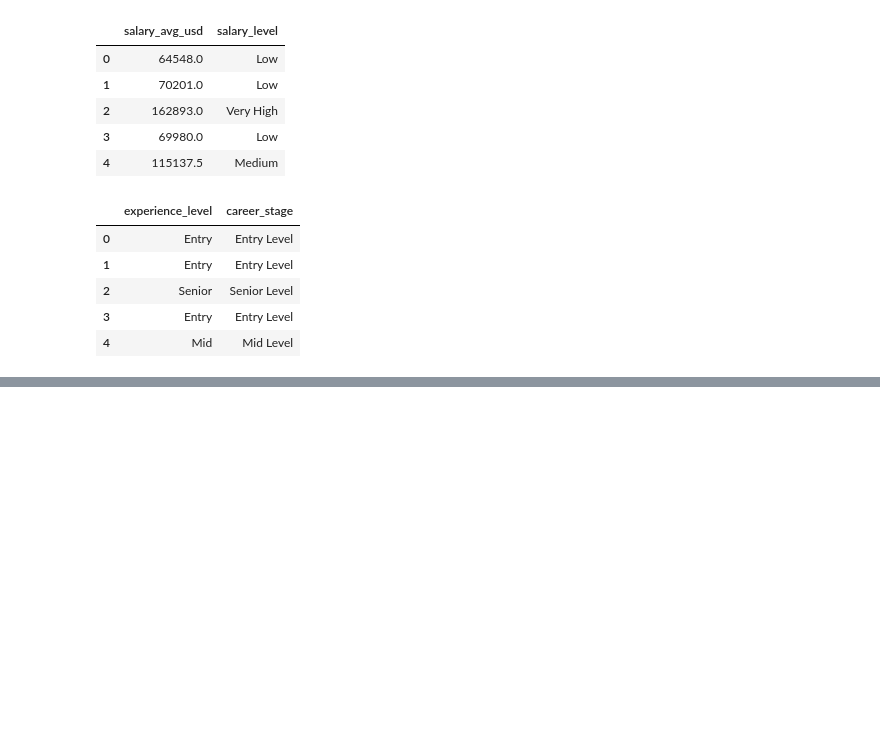
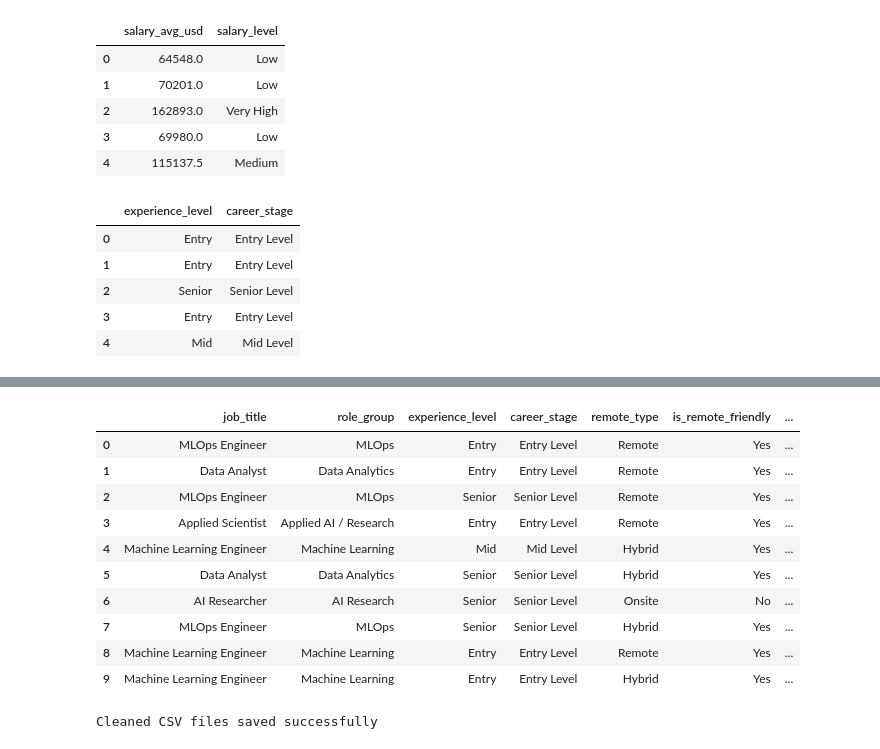
Before and after one commit to Charith-01/Global-AI-Data-Science-Skills-and-Salary-Trends, a Jupyter notebook: notebooks/01_data_loading_and_exploration.ipynb, the cells around one changed output, grey strips where cells are left out. Cells and saved outputs as stored; diff of their text form; code cells hidden in the pictures; blank space fills up the shorter version.

```diff
--- a/notebooks/01_data_loading_and_exploration.ipynb
+++ b/notebooks/01_data_loading_and_exploration.ipynb
@@ -396,0 +404,20 @@ ai_jobs[["remote_type", "is_remote_friendly"]].head()
+# %%
+def create_role_group(job_title):
+    if job_title == "Data Analyst":
+        return "Data Analytics"
+    elif job_title == "Data Scientist":
+        return "Data Science"
+    elif job_title == "Machine Learning Engineer":
+        return "Machine Learning"
+    elif job_title == "MLOps Engineer":
+        return "MLOps"
+    elif job_title == "AI Researcher":
+        return "AI Research"
+    elif job_title == "Applied Scientist":
+        return "Applied AI / Research"
+    else:
+        return "Other"
+
+ai_jobs["role_group"] = ai_jobs["job_title"].apply(create_role_group)
+
+ai_jobs[["job_title", "role_group"]].head()
@@ -396,0 +431,31 @@ ai_jobs[["remote_type", "is_remote_friendly"]].head()
+# %%
+ai_jobs[[
+    "job_title",
+    "role_group",
+    "experience_level",
+    "career_stage",
+    "remote_type",
+    "is_remote_friendly",
+    "salary_avg_usd",
+    "salary_level"
+]].head(10)
+# %% [output]
+|  | job_title | role_group | experience_level | career_stage | remote_type | is_remote_friendly | ... |
+| 0 | MLOps Engineer | MLOps | Entry | Entry Level | Remote | Yes | ... |
+| 1 | Data Analyst | Data Analytics | Entry | Entry Level | Remote | Yes | ... |
+| 2 | MLOps Engineer | MLOps | Senior | Senior Level | Remote | Yes | ... |
+| 3 | Applied Scientist | Applied AI / Research | Entry | Entry Level | Remote | Yes | ... |
+| 4 | Machine Learning Engineer | Machine Learning | Mid | Mid Level | Hybrid | Yes | ... |
+| 5 | Data Analyst | Data Analytics | Senior | Senior Level | Hybrid | Yes | ... |
+| 6 | AI Researcher | AI Research | Senior | Senior Level | Onsite | No | ... |
+| 7 | MLOps Engineer | MLOps | Senior | Senior Level | Hybrid | Yes | ... |
+| 8 | Machine Learning Engineer | Machine Learning | Entry | Entry Level | Remote | Yes | ... |
+| 9 | Machine Learning Engineer | Machine Learning | Entry | Entry Level | Hybrid | Yes | ... |
+# %%
+ai_jobs.to_csv(PROCESSED_DATA_DIR / "ai_jobs_cleaned.csv", index=False)
+skills_demand.to_csv(PROCESSED_DATA_DIR / "skills_demand_cleaned.csv", index=False)
+country_trends.to_csv(PROCESSED_DATA_DIR / "country_trends_cleaned.csv", index=False)
+
+print("Cleaned CSV files saved successfully")
+# %% [output]
+Cleaned CSV files saved successfully
```
Also changed, not shown: parts of 10 cells of this notebook.
